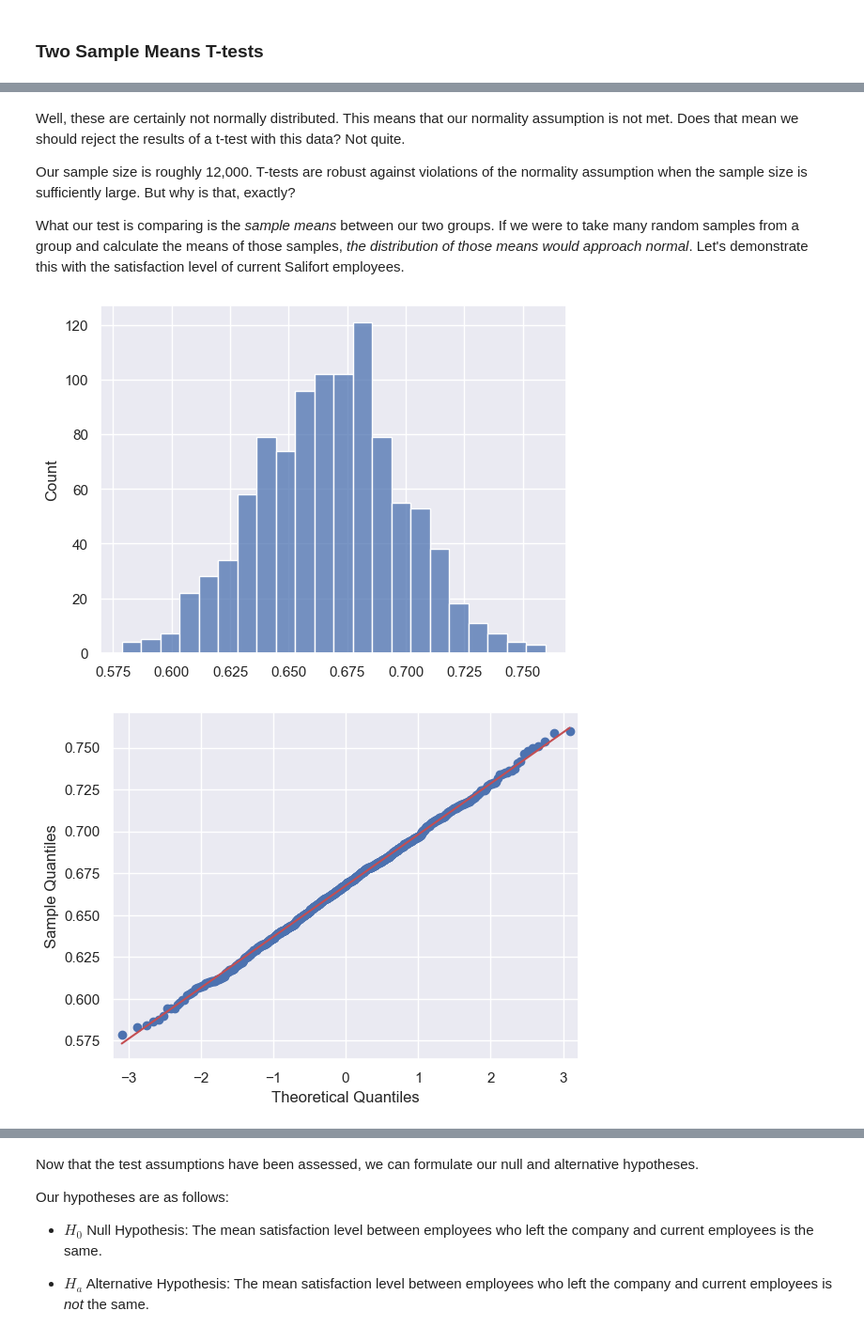
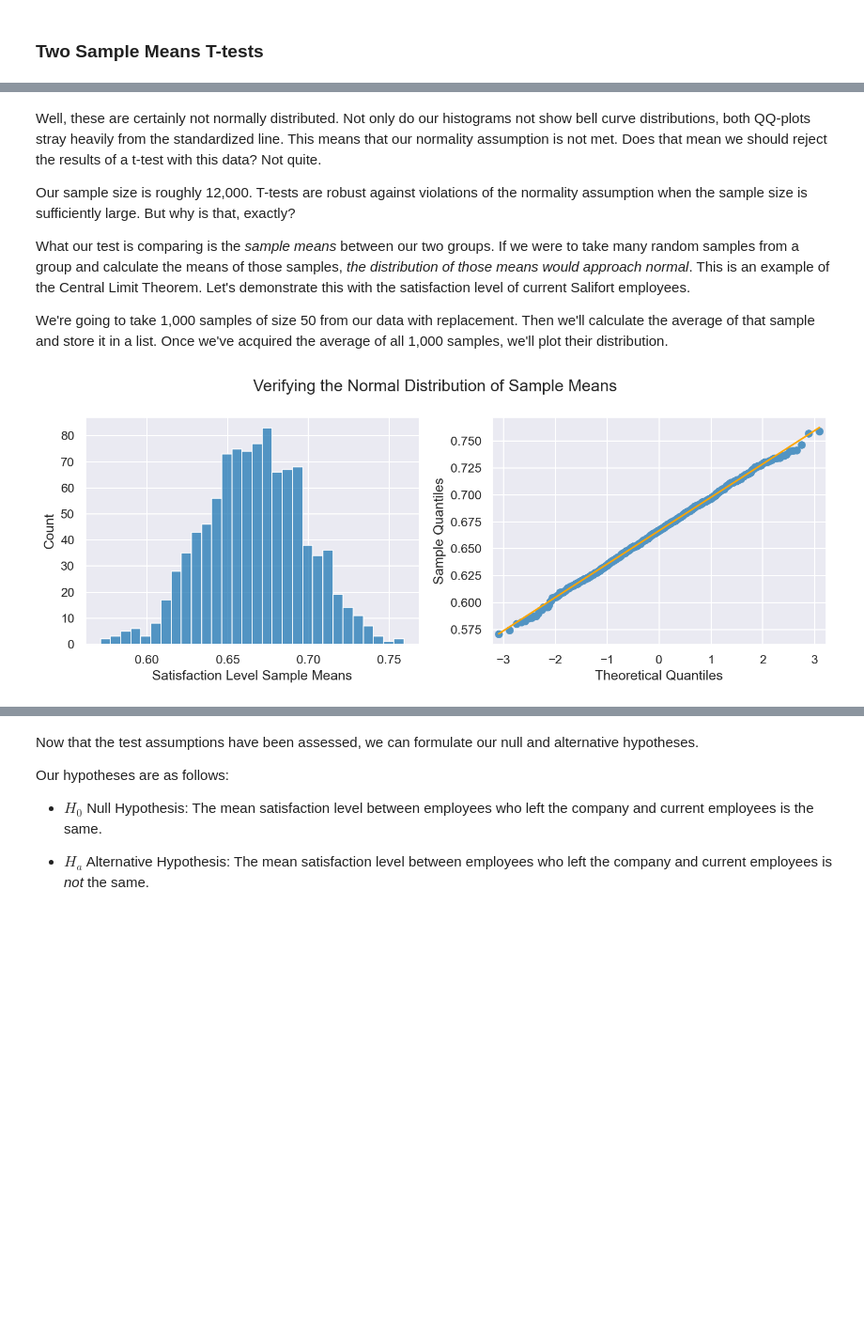
Before and after one commit to tknorris23/google-data-analytics-capstone, a Jupyter notebook: Salifort_Motors_Capstone_Project.ipynb, the cells around one changed output, grey strips where cells are left out. Shown at 94% size. Cells and saved outputs as stored; diff of their text form; code cells hidden in the pictures; blank space fills up the shorter version.

```diff
--- a/Salifort_Motors_Capstone_Project.ipynb
+++ b/Salifort_Motors_Capstone_Project.ipynb
@@ -167,3 +169,14 @@ data.shape
 # %% [markdown]
 ### Outliers
 Next, let's look into potential outliers in our dataset. To get an idea of outliers, we can create box plots for each continuous variable.
+# %%
+# Set seaborn's style to 'darkgrid', a more pleasing display
+sns.set_style("darkgrid")
+
+# Create a figure
+plt.figure(figsize = (5, 1), dpi = 150)
+# Draw a boxplot of our data and set its color
+sns.boxplot(x = data['satisfaction_level'], color = '#335eb0')
+# Set the plot label
+plt.xlabel('Satisfaction Level')
+plt.show()
@@ -770,24 +939,47 @@ sm.qqplot(data[data['left'] == 1]['satisfaction_level'], line = 's');
 # %% [markdown]
-Well, these are certainly not normally distributed. This means that our normality assumption is not met. Does that mean we should reject the results of a t-test with this data? Not quite.
+Well, these are certainly not normally distributed. Not only do our histograms not show bell curve distributions, both QQ-plots stray heavily from the standardized line. This means that our normality assumption is not met. Does that mean we should reject the results of a t-test with this data? Not quite.
 
 Our sample size is roughly 12,000. T-tests are robust against violations of the normality assumption when the sample size is sufficiently large. But why is that, exactly?
 
-What our test is comparing is the *sample means* between our two groups. If we were to take many random samples from a group and calculate the means of those samples, *the distribution of those means would approach normal*. Let's demonstrate this with the satisfaction level of current Salifort employees.
+What our test is comparing is the *sample means* between our two groups. If we were to take many random samples from a group and calculate the means of those samples, *the distribution of those means would approach normal*. This is an example of the Central Limit Theorem. Let's demonstrate this with the satisfaction level of current Salifort employees.
+
+We're going to take 1,000 samples of size 50 from our data with replacement. Then we'll calculate the average of that sample and store it in a list. Once we've acquired the average of all 1,000 samples, we'll plot their distribution.
 # %%
 # Create list to store sample means in
 sample_means = []
 # Loop 1,000 times
 for i in range(1000):
     # Get a sample from the satisfaction level of employees who have stayed with the company with replacement
     sample = data[data['left'] == 0]['satisfaction_level'].sample(n = 50, replace = True)
     # Add the average of that sample to the list
     sample_means.append(np.mean(sample))
 
-# Plot a histogram of sample means
-sns.histplot(sample_means)
+fig, axes = plt.subplots(1, 2, figsize = (10, 4), dpi = 150)
+
+# Create a histogram of satisfaction level for employees who have left the company
+sns.histplot(
+    x = sample_means,
+    bins = 30,
+    color = sns.color_palette('tab10')[0],
+    ax = axes[0]
+)
+axes[0].set_xlabel('Satisfaction Level Sample Means')
+
+
 # Create a QQ plot to evaluate normality
-sm.qqplot(pd.Series(sample_means), line = "s");
+sm.qqplot(
+    pd.Series(sample_means),
+    line = 's',
+    markerfacecolor = '#5294c3',
+    markeredgecolor = '#5294c3',
+    ax = axes[1]
+)
+axes[1].lines[1].set_color('#ffa600')
+
+fig.suptitle('Verifying the Normal Distribution of Sample Means')
+
+plt.tight_layout()
+plt.show()
 # %% [output]
-[figure, old version]
+[figure, new version]
-[figure, removed]
 # %% [markdown]
```
Also changed, not shown: parts of 126 cells of this notebook.
